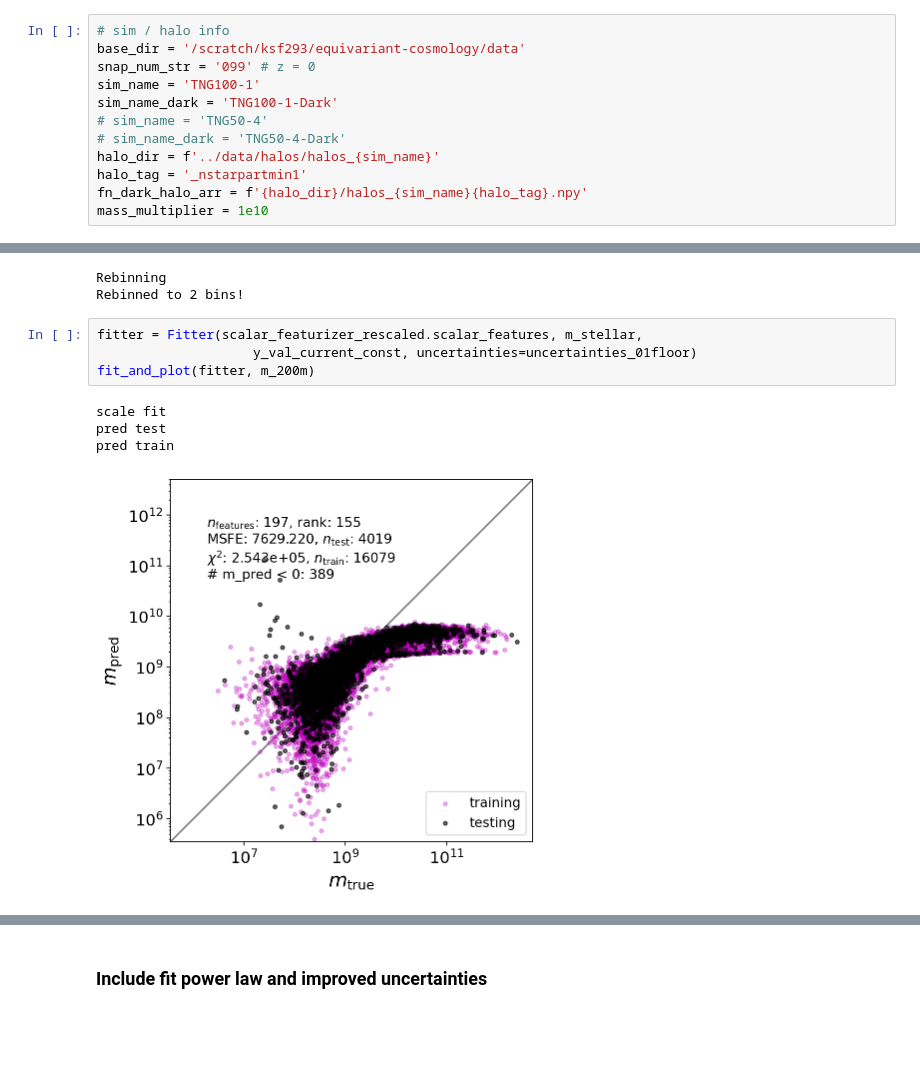
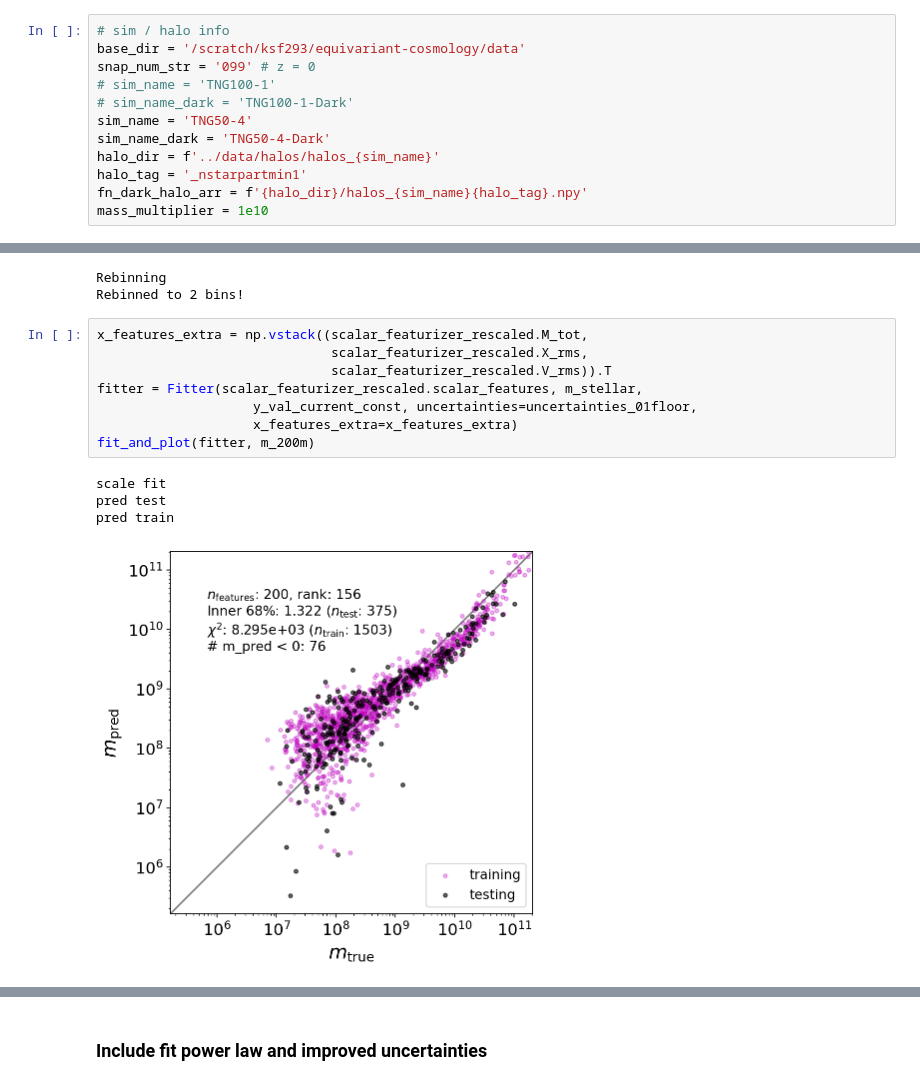
Before and after one commit to kstoreyf/equivariant-cosmology, a Jupyter notebook: notebooks/2022-03-17_feature_fit_comparison.ipynb, the cells around one changed output, grey strips where cells are left out. Cells and saved outputs as stored; diff of their text form; blank space fills up the shorter version.

Commit message:
add MXV values as extra features for fit

```diff
--- a/notebooks/2022-03-17_feature_fit_comparison.ipynb
+++ b/notebooks/2022-03-17_feature_fit_comparison.ipynb
@@ -33,10 +33,10 @@ import plotter
 # sim / halo info
 base_dir = '/scratch/ksf293/equivariant-cosmology/data'
 snap_num_str = '099' # z = 0
-sim_name = 'TNG100-1'
-sim_name_dark = 'TNG100-1-Dark'
-# sim_name = 'TNG50-4'
-# sim_name_dark = 'TNG50-4-Dark'
+# sim_name = 'TNG100-1'
+# sim_name_dark = 'TNG100-1-Dark'
+sim_name = 'TNG50-4'
+sim_name_dark = 'TNG50-4-Dark'
 halo_dir = f'../data/halos/halos_{sim_name}'
 halo_tag = '_nstarpartmin1'
 fn_dark_halo_arr = f'{halo_dir}/halos_{sim_name}{halo_tag}.npy'
@@ -149,11 +181,15 @@ scalar_featurizer_rescaled.featurize(m_order_max, n_groups_rebin=n_groups_rebin,
 Rebinning
 Rebinned to 2 bins!
 # %%
+x_features_extra = np.vstack((scalar_featurizer_rescaled.M_tot,
+                              scalar_featurizer_rescaled.X_rms,
+                              scalar_featurizer_rescaled.V_rms)).T
 fitter = Fitter(scalar_featurizer_rescaled.scalar_features, m_stellar,
-                    y_val_current_const, uncertainties=uncertainties_01floor)
+                    y_val_current_const, uncertainties=uncertainties_01floor,
+                    x_features_extra=x_features_extra)
 fit_and_plot(fitter, m_200m)
 # %% [output]
 scale fit
 pred test
 pred train
-[figure, old version]
+[figure, new version]
```
Also changed, not shown: parts of 9 cells of this notebook, 1 other file.
